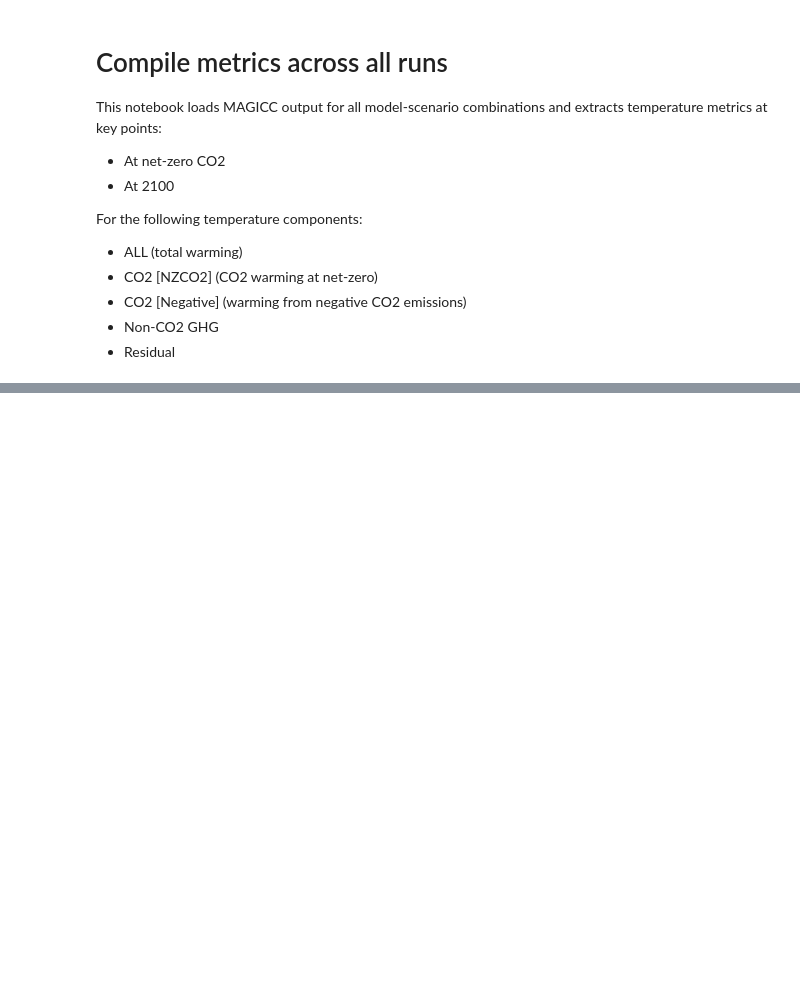
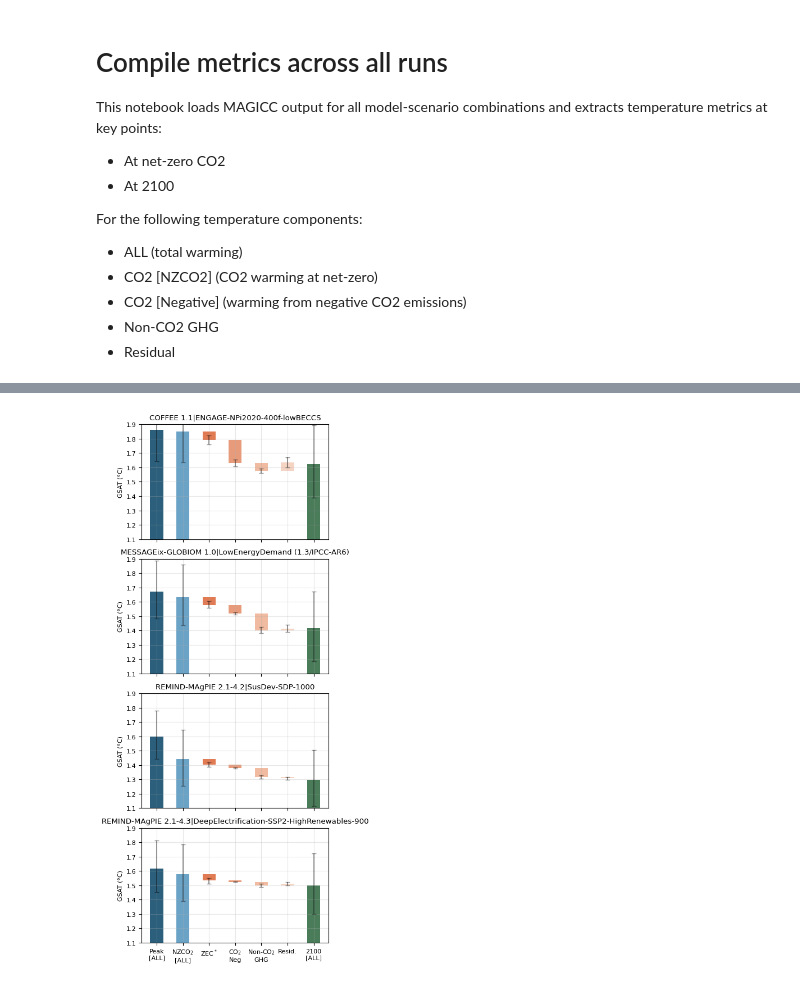
Before and after one commit to gaurav-ganti/netzero_assessment, a Jupyter notebook: analysis/400_initial_analysis.ipynb, the cells around one changed output, grey strips where cells are left out. Cells and saved outputs as stored; diff of their text form; code cells hidden in the pictures; blank space fills up the shorter version.

```diff
--- a/analysis/400_initial_analysis.ipynb
+++ b/analysis/400_initial_analysis.ipynb
@@ -176,0 +231,70 @@ stats.round(2)
+# %%
+fig, ax = plt.subplots(4, 1, figsize=(4, 10), sharey=True, sharex=True)
+
+# Set global font size
+plt.rcParams.update({'font.size': 8})
+
+# Color palette
+color_start_dark = '#2C5F7C'      # Starting bars - darker blue
+color_start_light = '#6BA3C7'     # Starting bars - lighter blue (more transparent feel)
+color_delta = ['#E07B54', '#E89B7A', '#F0BBA0', '#F5D4C4']  # Delta bars - orange gradient (dark to light)
+color_end = '#4A7C59'             # End bar - green
+
+# Error bar styling
+error_kw = {'ecolor': 'black', 'alpha': 0.4, 'capsize': 3, 'capthick': 1}
+
+for i, ix in enumerate(stats.round(2).index):
+    data_max = stats.loc[ix, pd.IndexSlice['GSAT|ALL|max', 'median']]
+    data_max_p25 = stats.loc[ix, pd.IndexSlice['GSAT|ALL|max', 'p25']]
+    data_max_p75 = stats.loc[ix, pd.IndexSlice['GSAT|ALL|max', 'p75']]
+
+    data = stats.loc[ix, pd.IndexSlice['GSAT|ALL|NZCO2', 'median']]
+    data_p25 = stats.loc[ix, pd.IndexSlice['GSAT|ALL|NZCO2', 'p25']]
+    data_p75 = stats.loc[ix, pd.IndexSlice['GSAT|ALL|NZCO2', 'p75']]
+
+    data_2100 = stats.loc[ix, pd.IndexSlice['GSAT|ALL|2100', 'median']]
+    data_2100_p25 = stats.loc[ix, pd.IndexSlice['GSAT|ALL|2100', 'p25']]
+    data_2100_p75 = stats.loc[ix, pd.IndexSlice['GSAT|ALL|2100', 'p75']]
+
+    # Starting bars (blue palette with different transparency)
+    ax[i].bar(x=0, height=data_max, width=0.5, color=color_start_dark,
+              yerr=[[data_max - data_max_p25], [data_max_p75 - data_max]], error_kw=error_kw)
+    ax[i].bar(x=1, height=data, width=0.5, color=color_start_light,
+              yerr=[[data - data_p25], [data_p75 - data]], error_kw=error_kw)
+
+    # End bar (green)
+    ax[i].bar(x=6, height=data_2100, width=0.5, color=color_end,
+              yerr=[[data_2100 - data_2100_p25], [data_2100_p75 - data_2100]], error_kw=error_kw)
+
+    # Delta bars (orange gradient)
+    bottom = data
+    delta_vars = ['GSAT|CO2_NZCO2|delta', 'GSAT|CO2_Negative|delta', 'GSAT|NonCO2_GHG|delta', 'GSAT|Residual|delta']
+    for j, v in enumerate(delta_vars):
+        d = stats.loc[ix, pd.IndexSlice[v, 'median']]
+        d_p25 = stats.loc[ix, pd.IndexSlice[v, 'p25']]
+        d_p75 = stats.loc[ix, pd.IndexSlice[v, 'p75']]
+        ax[i].bar(x=j+2, height=d, bottom=bottom, width=0.5, color=color_delta[j],
+                  yerr=[[d - d_p25], [d_p75 - d]], error_kw=error_kw)
+        bottom += d
+
+    ax[i].set_ylim(1.1, 1.9)
+    ax[i].tick_params(axis='both', labelsize=8)
+    ax[i].grid(alpha=0.3)
+    ax[i].set_ylabel("GSAT (°C)")
+    ax[i].set_xticks(range(7))
+    ax[i].set_xticklabels(
+        [
+            "Peak\n[ALL]",
+            "NZCO$_2$\n[ALL]",
+            "ZEC$^*$",
+            "CO$_2$\nNeg",
+            "Non-CO$_2$\nGHG",
+            "Resid.",
+            "2100\n[ALL]"
+        ]
+    )
+    ax[i].set_title(f"{ix[0]}|{ix[1]}")
+
+plt.tight_layout()
+# %% [output]
+[figure, added]
```
Also changed, not shown: parts of 8 cells of this notebook, 2 other files.
